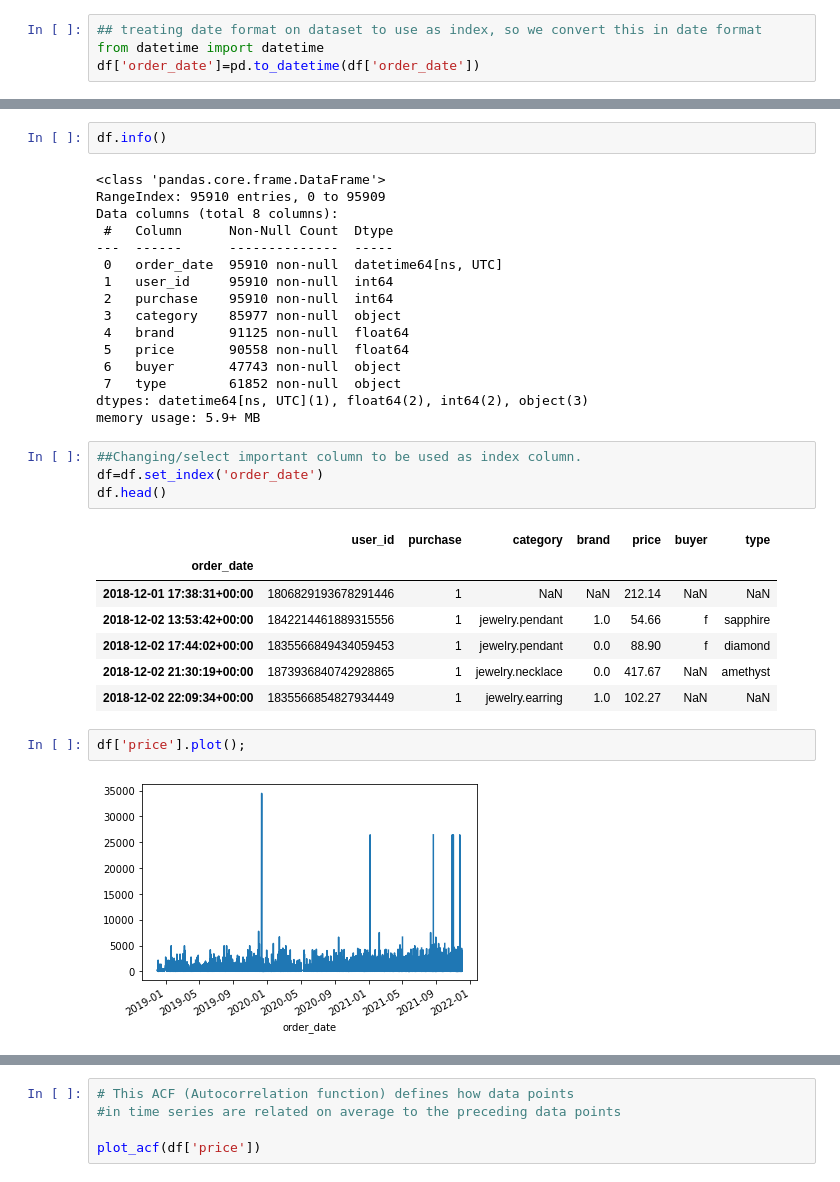
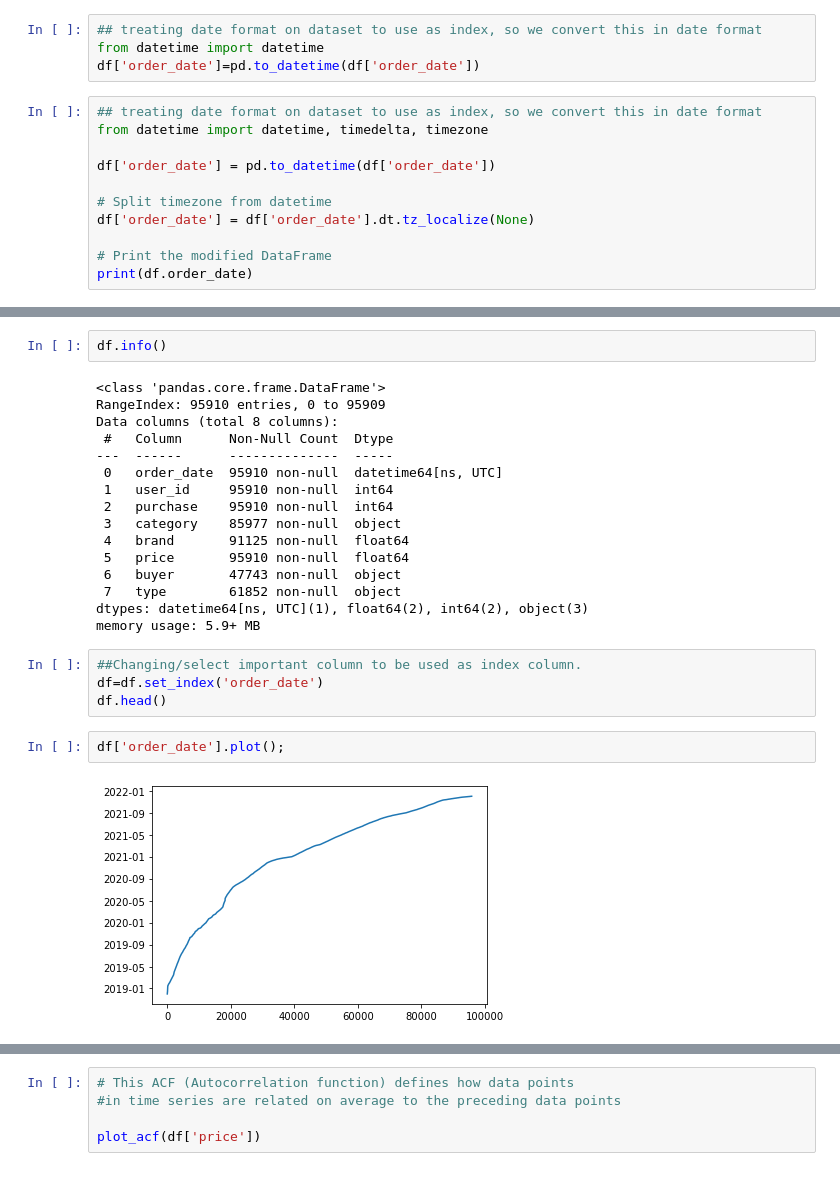
Before and after one commit to dantonprestes/CA_Integrated, a Jupyter notebook: Question 1.ipynb, the cells around one changed output, grey strips where cells are left out. Saved outputs shown, nothing was run; the diff lists cells and outputs as text.

Commit message:
Adding ACF + PACF + ARIMA + datetime fix

```diff
--- a/Question 1.ipynb
+++ b/Question 1.ipynb
@@ -147,3 +159,14 @@ df.head()
 ## treating date format on dataset to use as index, so we convert this in date format
 from datetime import datetime
 df['order_date']=pd.to_datetime(df['order_date'])
+# %%
+## treating date format on dataset to use as index, so we convert this in date format
+from datetime import datetime, timedelta, timezone
+
+df['order_date'] = pd.to_datetime(df['order_date'])
+
+# Split timezone from datetime
+df['order_date'] = df['order_date'].dt.tz_localize(None)
+
+# Print the modified DataFrame
+print(df.order_date)
@@ -160,7 +196,7 @@ Data columns (total 8 columns):
  2   purchase    95910 non-null  int64
  3   category    85977 non-null  object
  4   brand       91125 non-null  float64
- 5   price       90558 non-null  float64
+ 5   price       95910 non-null  float64
  6   buyer       47743 non-null  object
  7   type        61852 non-null  object
 dtypes: datetime64[ns, UTC](1), float64(2), int64(2), object(3)
@@ -169,18 +205,10 @@ memory usage: 5.9+ MB
 ##Changing/select important column to be used as index column.
 df=df.set_index('order_date')
 df.head()
-# %% [output]
-|  | user_id | purchase | category | brand | price | buyer | type |
-| order_date |  |  |  |  |  |  |  |
-| 2018-12-01 17:38:31+00:00 | 1806829193678291446 | 1 | NaN | NaN | 212.14 | NaN | NaN |
-| 2018-12-02 13:53:42+00:00 | 1842214461889315556 | 1 | jewelry.pendant | 1.0 | 54.66 | f | sapphire |
-| 2018-12-02 17:44:02+00:00 | 1835566849434059453 | 1 | jewelry.pendant | 0.0 | 88.90 | f | diamond |
-| 2018-12-02 21:30:19+00:00 | 1873936840742928865 | 1 | jewelry.necklace | 0.0 | 417.67 | NaN | amethyst |
-| 2018-12-02 22:09:34+00:00 | 1835566854827934449 | 1 | jewelry.earring | 1.0 | 102.27 | NaN | NaN |
 # %%
-df['price'].plot();
+df['order_date'].plot();
 # %% [output]
-[figure, old version]
+[figure, new version]
 # %%
 from statsmodels.graphics.tsaplots import plot_acf, plot_pacf
 from statsmodels.tsa.stattools import adfuller
```
Also changed, not shown: parts of 26 cells of this notebook.
